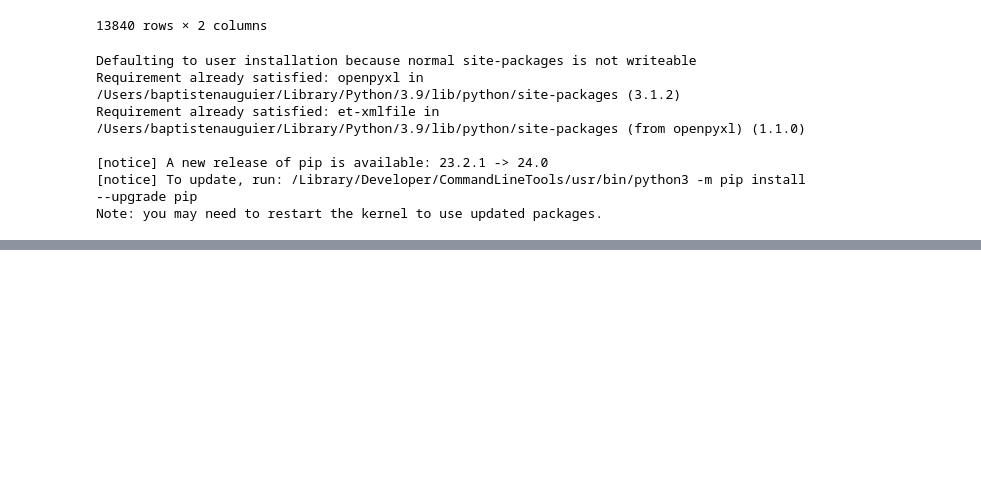
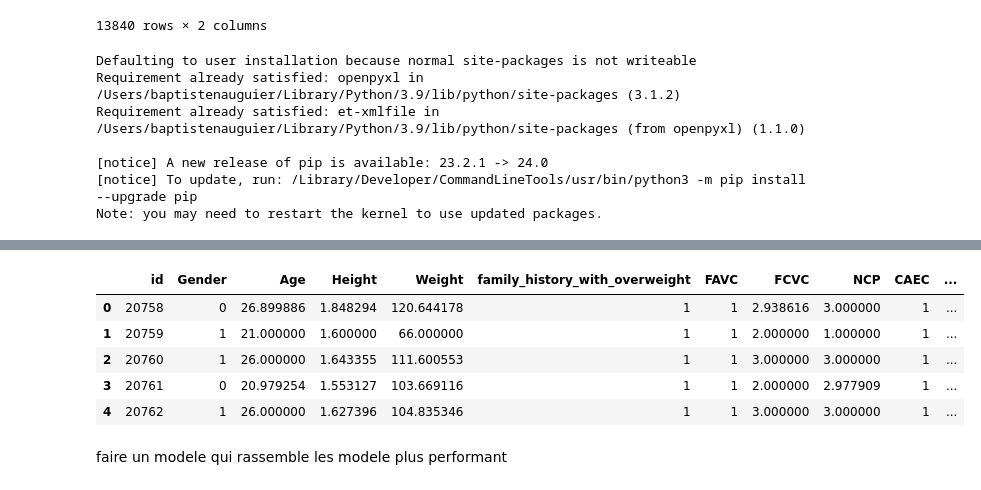
Before and after one commit to Grismonde/PosterM2, a Jupyter notebook: Surpoids.ipynb, the cells around one changed output, grey strips where cells are left out. Saved outputs shown, nothing was run; the diff lists cells and outputs as text; code cells hidden in the pictures; blank space fills up the shorter version.

```diff
--- a/Surpoids.ipynb
+++ b/Surpoids.ipynb
@@ -201,0 +286,27 @@ dfVrai.to_csv('output.csv', index=False)
+# %%
+from sklearn.ensemble import VotingClassifier
+
+# Créez les trois modèles
+model1 = RandomForestClassifier(n_estimators=100)
+model2 = AdaBoostClassifier(n_estimators=100)
+model3 = DecisionTreeClassifier(
+    criterion='entropy',
+    splitter='random',
+    max_depth=25,
+    min_samples_split=10,
+    min_samples_leaf=5
+)
+model4 = RandomForestClassifier(n_estimators=500)
+
+# Créez le modèle de vote
+model = VotingClassifier(estimators=[('rf', model1), ('ab', model2), ('dt', model3), ('er', model4)], voting='hard')
+
+# Entraînez le modèle de vote
+model.fit(X_train, y_train)
+
+# Faites des prédictions sur l'ensemble de test
+predictions = model.predict(X_test)
+
+# Évaluez le modèle
+accuracy = accuracy_score(y_test, predictions)
+print(f'Accuracy: {accuracy}')
@@ -201,0 +367,25 @@ dfVrai.to_csv('output.csv', index=False)
+# %%
+from scipy import stats
+
+test2 = test
+
+test2 = test2.drop(columns=['combined_predictions'])
+# Faites des prédictions avec chaque modèle sur les données d'entraînement
+predictions1_train = model1.predict(test2)
+predictions3_train = model3.predict(test2)
+predictions4_train = model4.predict(test2)
+
+# Combine les prédictions
+combined_predictions_train = stats.mode(np.array([predictions1_train, predictions3_train, predictions4_train]), axis=0)[0]
+
+# Ajoutez les prédictions combinées à votre DataFrame d'entraînement
+test2['combined_predictions'] = combined_predictions_train
+# %%
+test2.head()
+# %% [output]
+|  | id | Gender | Age | Height | Weight | family_history_with_overweight | FAVC | FCVC | NCP | CAEC | ... |
+| 0 | 20758 | 0 | 26.899886 | 1.848294 | 120.644178 | 1 | 1 | 2.938616 | 3.000000 | 1 | ... |
+| 1 | 20759 | 1 | 21.000000 | 1.600000 | 66.000000 | 1 | 1 | 2.000000 | 1.000000 | 1 | ... |
+| 2 | 20760 | 1 | 26.000000 | 1.643355 | 111.600553 | 1 | 1 | 3.000000 | 3.000000 | 1 | ... |
+| 3 | 20761 | 0 | 20.979254 | 1.553127 | 103.669116 | 1 | 1 | 2.000000 | 2.977909 | 1 | ... |
+| 4 | 20762 | 1 | 26.000000 | 1.627396 | 104.835346 | 1 | 1 | 3.000000 | 3.000000 | 1 | ... |
@@ -201,0 +398,2 @@ dfVrai.to_csv('output.csv', index=False)
+# %% [markdown]
+faire un modele qui rassemble les modele plus performant
```
Also changed, not shown: parts of 14 cells of this notebook, 6 other files.
